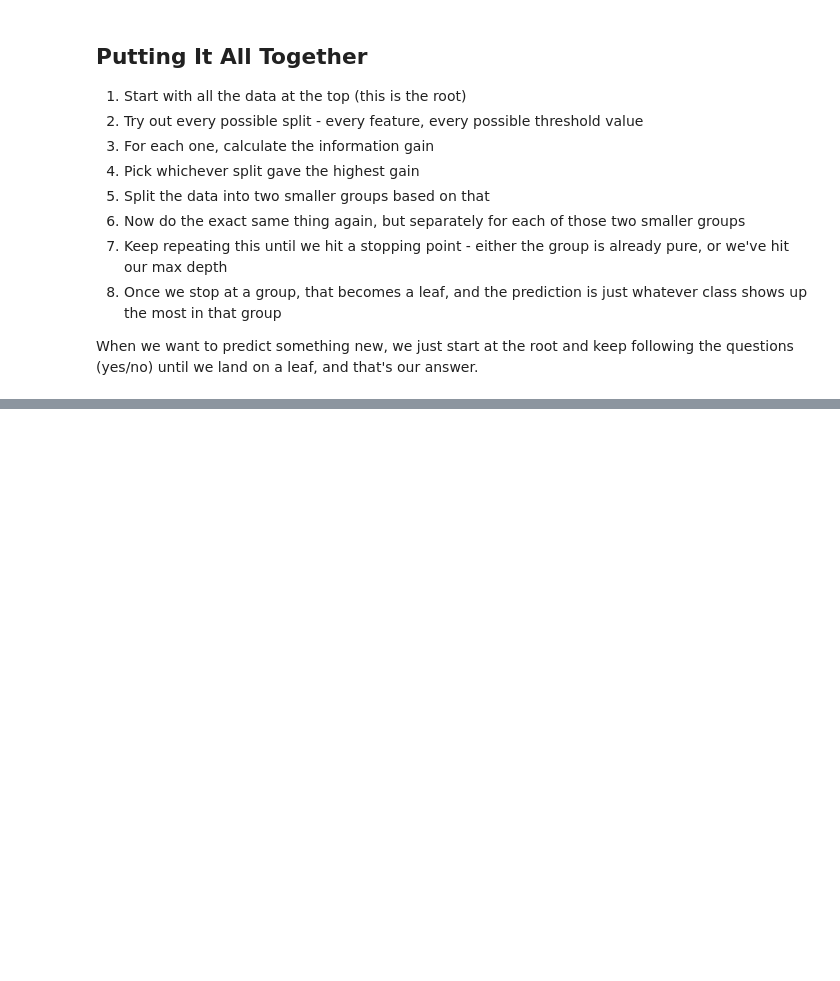
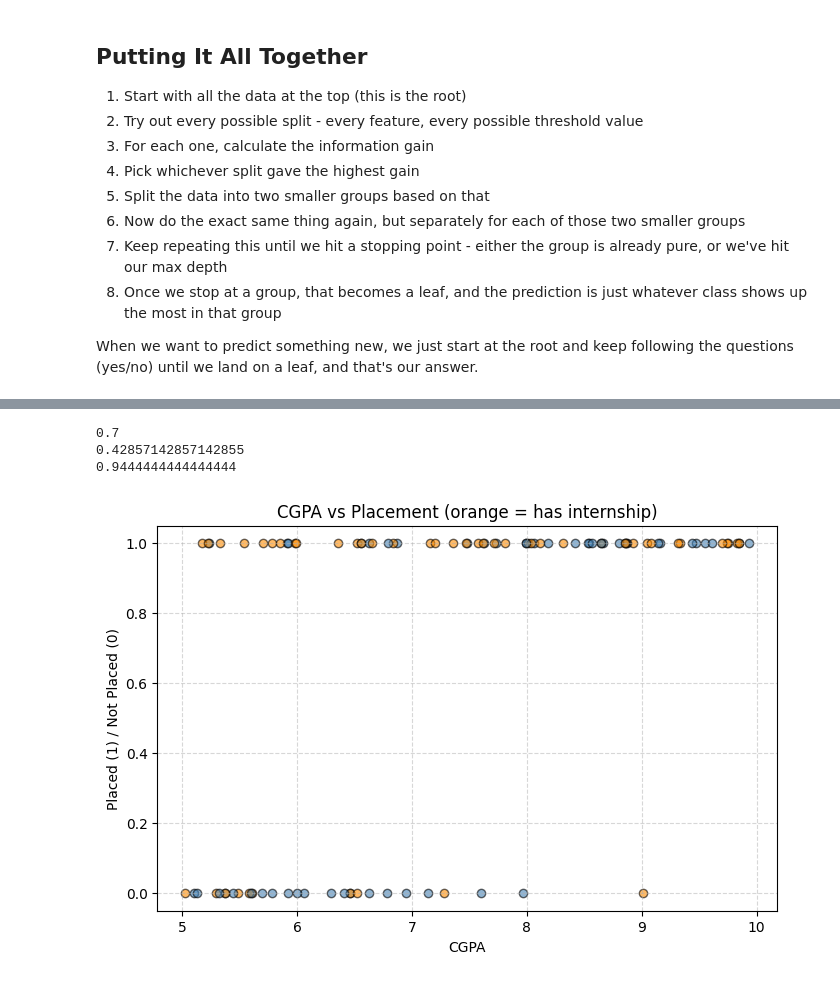
Before and after one commit to Kapil-IITM/ml-from-scratch, a Jupyter notebook: algorithms/04_decision_tree/notebook.ipynb, the cells around one changed output, grey strips where cells are left out. Cells and saved outputs as stored; diff of their text form; code cells hidden in the pictures; blank space fills up the shorter version.

Commit message:
Add Decision Tree data generation and visualization

```diff
--- a/algorithms/04_decision_tree/notebook.ipynb
+++ b/algorithms/04_decision_tree/notebook.ipynb
@@ -155,0 +163,21 @@ that's our answer.
+# %%
+import numpy as np
+import matplotlib.pyplot as plt
+
+np.random.seed(42)
+
+n_samples = 100
+
+cgpa = 5 + 5 * np.random.rand(n_samples,1)
+internship = np.random.randint(0,2,(n_samples,1))
+projects = np.random.randint(0,6,(n_samples,1))
+
+z = (cgpa - 7.5) + (internship * 1.5) + (projects * 0.3)
+probability = 1/(1+np.exp(-z))
+random_values = np.random.rand(n_samples,1)
+placed = (probability > random_values).astype(int)
+
+X = np.hstack((cgpa, internship, projects))
+
+print(X[:5])
+print(placed[:5])
@@ -155,0 +195,24 @@ that's our answer.
+# %%
+print(placed.mean())
+print(placed[cgpa.flatten() < 6].mean())
+print(placed[cgpa.flatten() > 9].mean())
+# %% [output]
+0.7
+0.42857142857142855
+0.9444444444444444
+# %%
+plt.figure(figsize=(8,5))
+
+for i in range(len(cgpa)):
+    if internship[i] == 1:
+        plt.scatter(cgpa[i], placed[i], color="darkorange", alpha=0.6, edgecolor="k")
+    else:
+        plt.scatter(cgpa[i], placed[i], color="steelblue", alpha=0.6, edgecolor="k")
+
+plt.xlabel("CGPA")
+plt.ylabel("Placed (1) / Not Placed (0)")
+plt.title("CGPA vs Placement (orange = has internship)")
+plt.grid(True, linestyle="--", alpha=0.5)
+plt.show()
+# %% [output]
+[figure, added]
```
Also changed, not shown: parts of 2 cells of this notebook.
